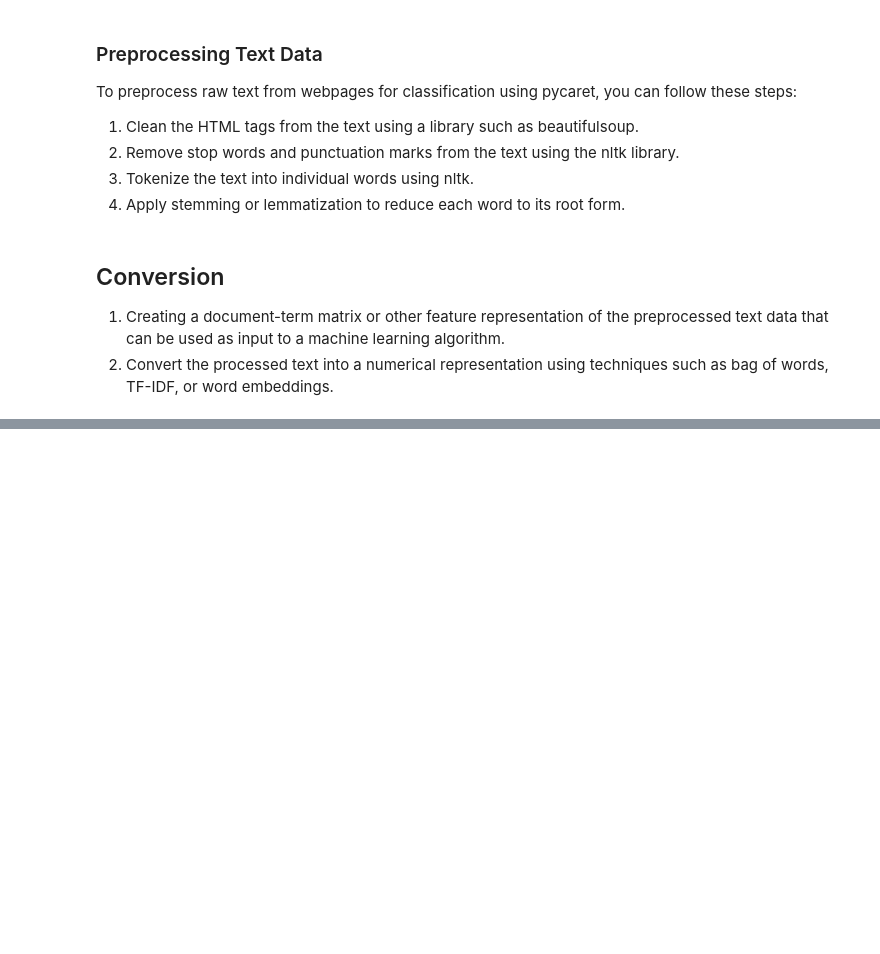
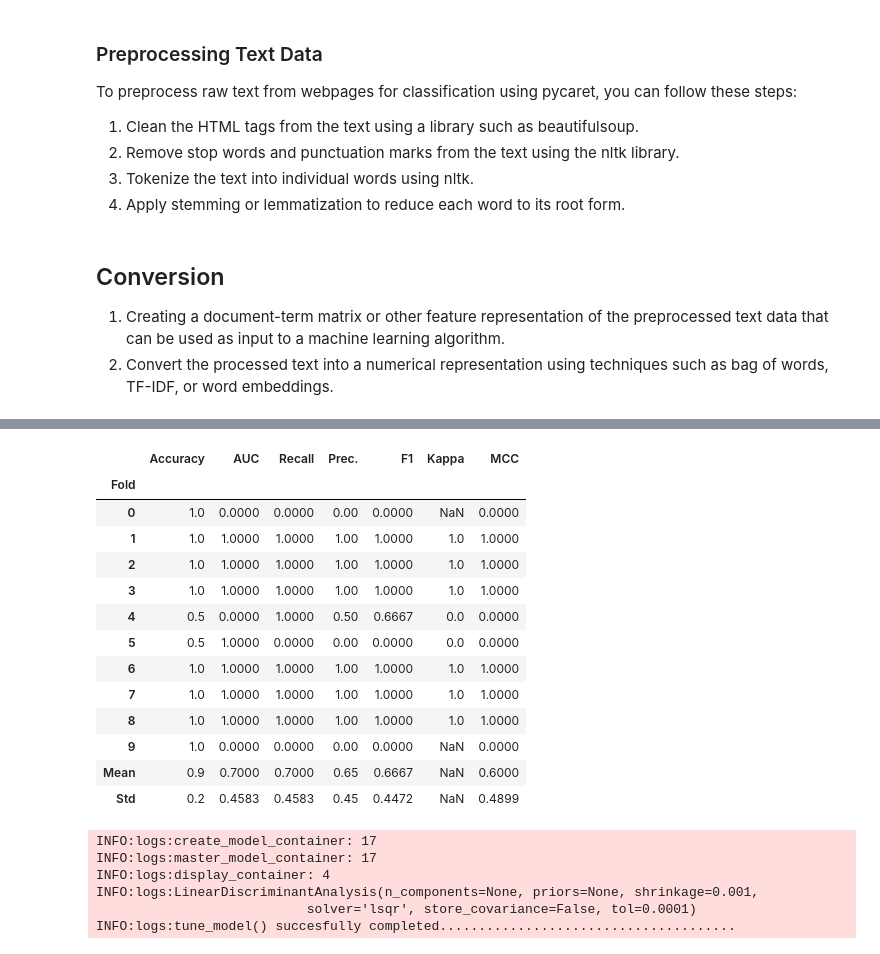
Before and after one commit to DeepCodeSec/ml1000-p3, a Jupyter notebook: notebooks/p3.ipynb, the cells around one changed output, grey strips where cells are left out. Saved outputs shown, nothing was run; the diff lists cells and outputs as text; code cells hidden in the pictures; blank space fills up the shorter version.

```diff
--- a/notebooks/p3.ipynb
+++ b/notebooks/p3.ipynb
@@ -46,0 +195,23 @@ To preprocess raw text from webpages for classification using pycaret, you can f
+# %%
+c_lda_lda = tune_model(create_model('lda'))
+# %% [output]
+|  | Accuracy | AUC | Recall | Prec. | F1 | Kappa | MCC |
+| Fold |  |  |  |  |  |  |  |
+| 0 | 1.0 | 0.0000 | 0.0000 | 0.00 | 0.0000 | NaN | 0.0000 |
+| 1 | 1.0 | 1.0000 | 1.0000 | 1.00 | 1.0000 | 1.0 | 1.0000 |
+| 2 | 1.0 | 1.0000 | 1.0000 | 1.00 | 1.0000 | 1.0 | 1.0000 |
+| 3 | 1.0 | 1.0000 | 1.0000 | 1.00 | 1.0000 | 1.0 | 1.0000 |
+| 4 | 0.5 | 0.0000 | 1.0000 | 0.50 | 0.6667 | 0.0 | 0.0000 |
+| 5 | 0.5 | 1.0000 | 0.0000 | 0.00 | 0.0000 | 0.0 | 0.0000 |
+| 6 | 1.0 | 1.0000 | 1.0000 | 1.00 | 1.0000 | 1.0 | 1.0000 |
+| 7 | 1.0 | 1.0000 | 1.0000 | 1.00 | 1.0000 | 1.0 | 1.0000 |
+| 8 | 1.0 | 1.0000 | 1.0000 | 1.00 | 1.0000 | 1.0 | 1.0000 |
+| 9 | 1.0 | 0.0000 | 0.0000 | 0.00 | 0.0000 | NaN | 0.0000 |
+| Mean | 0.9 | 0.7000 | 0.7000 | 0.65 | 0.6667 | NaN | 0.6000 |
+| Std | 0.2 | 0.4583 | 0.4583 | 0.45 | 0.4472 | NaN | 0.4899 |
+INFO:logs:create_model_container: 17
+INFO:logs:master_model_container: 17
+INFO:logs:display_container: 4
+INFO:logs:LinearDiscriminantAnalysis(n_components=None, priors=None, shrinkage=0.001,
+                           solver='lsqr', store_covariance=False, tol=0.0001)
+INFO:logs:tune_model() succesfully completed......................................
```
Also changed, not shown: parts of 19 cells of this notebook.
